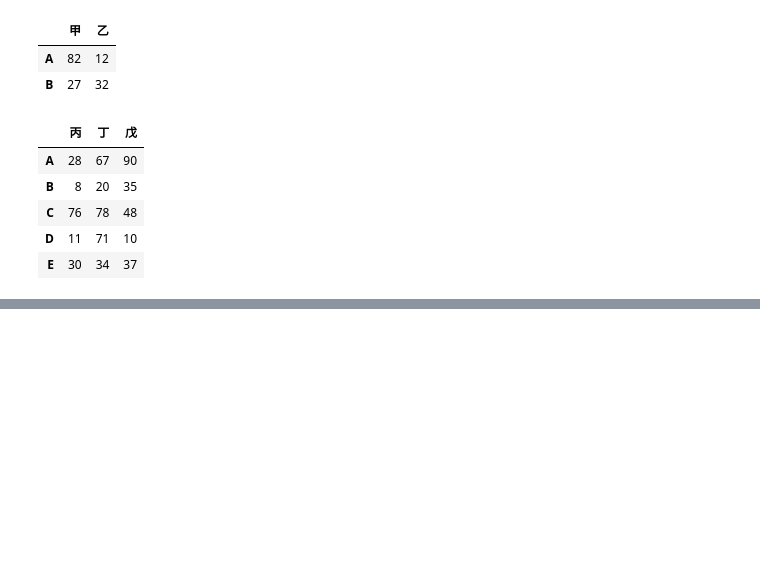
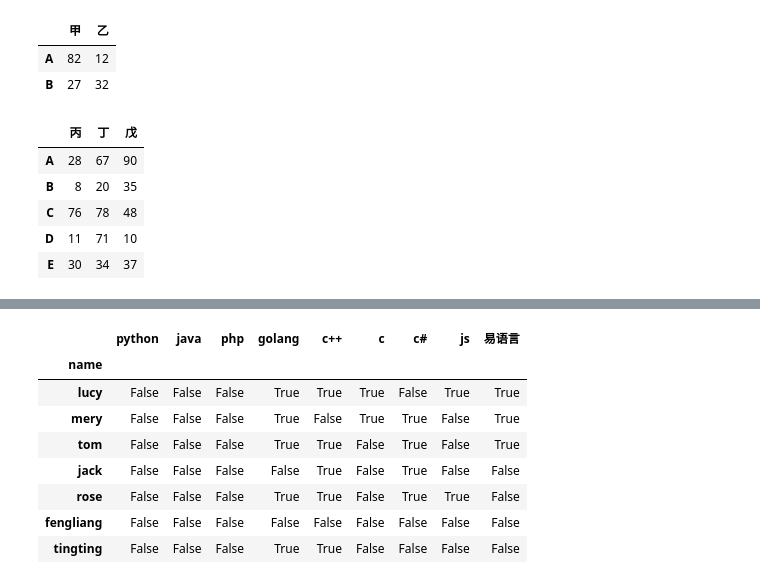
Before and after one commit to esir-indv/Pandas-Matplotlib, a Jupyter notebook: DataFrame运算.ipynb, the cells around one changed output, grey strips where cells are left out. Cells and saved outputs as stored; diff of their text form; code cells hidden in the pictures; blank space fills up the shorter version.

```diff
--- a/DataFrame运算.ipynb
+++ b/DataFrame运算.ipynb
@@ -121,0 +239,12 @@ df
+# %%
+df > df.loc['fengliang']
+# %% [output]
+|  | python | java | php | golang | c++ | c | c# | js | 易语言 |
+| name |  |  |  |  |  |  |  |  |  |
+| lucy | False | False | False | True | True | True | False | True | True |
+| mery | False | False | False | True | False | True | True | False | True |
+| tom | False | False | False | True | True | False | True | False | True |
+| jack | False | False | False | False | True | False | True | False | False |
+| rose | False | False | False | True | True | False | True | True | False |
+| fengliang | False | False | False | False | False | False | False | False | False |
+| tingting | False | False | False | True | True | False | False | False | False |
```
Also changed, not shown: parts of 20 cells of this notebook.
